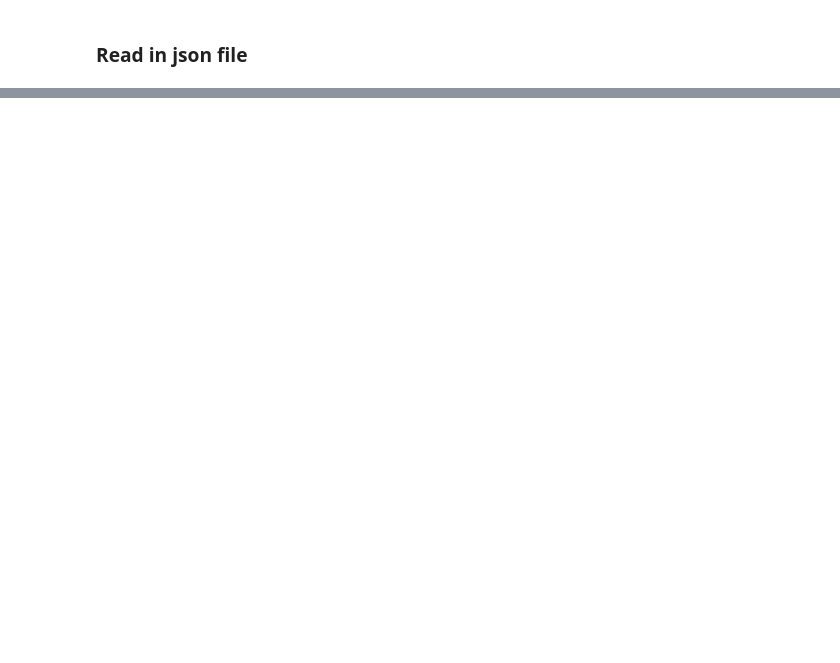
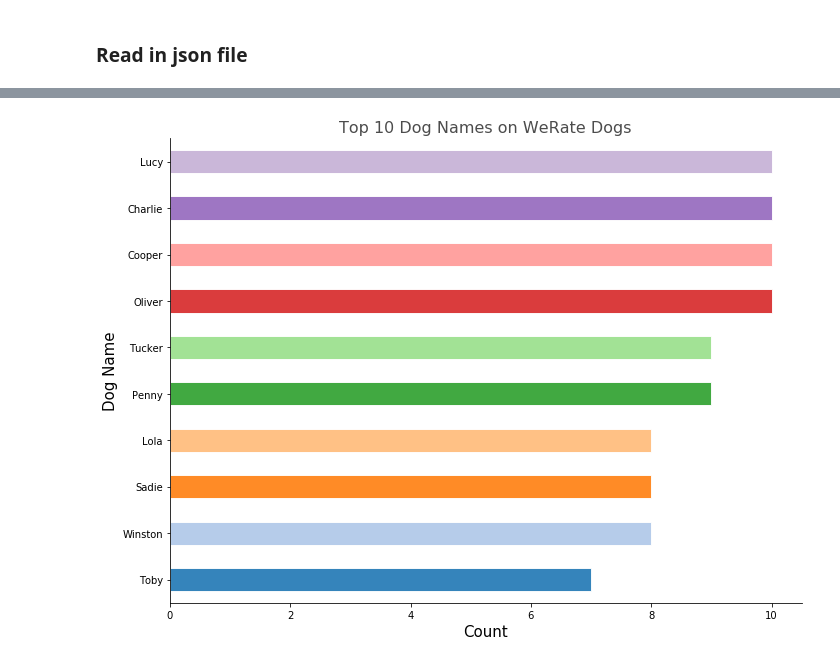
Before and after one commit to rodbaker/Wrangle-and-Analyze-Data, a Jupyter notebook: notebooks/wrangle_act.ipynb, the cells around one changed output, grey strips where cells are left out. Cells and saved outputs as stored; diff of their text form; code cells hidden in the pictures; blank space fills up the shorter version.

```diff
--- a/notebooks/wrangle_act.ipynb
+++ b/notebooks/wrangle_act.ipynb
@@ -241,0 +652,19 @@ data[1]
+# %%
+# Create a figure of given size
+fig = plt.figure(figsize=(10,7.5))
+# Add a subplot
+ax = fig.add_subplot(111)
+# remove right and top spines
+ax.spines["top"].set_visible(False)
+ax.spines["right"].set_visible(False)
+#set title
+ax.set_title('Top 10 Dog Names on WeRate Dogs', fontsize = 16, alpha = 0.7)
+# Plot the 'dog names' column as horizontal bar plot
+df.name.value_counts().head(10).sort_values().plot(kind='barh', ax=ax, alpha=0.9, color=plt.cm.tab20(np.arange(len(df.name.value_counts().head(10).sort_values()))),
+                      edgecolor='w')
+plt.xlabel('Count', fontsize = 15)
+plt.ylabel('Dog Name', fontsize = 15)
+plt.tight_layout()
+plt.savefig(dirname / reports_folder  / 'top_10_names.png')
+# %% [output]
+[figure, added]
```
Also changed, not shown: parts of 120 cells of this notebook, 12 other files.
